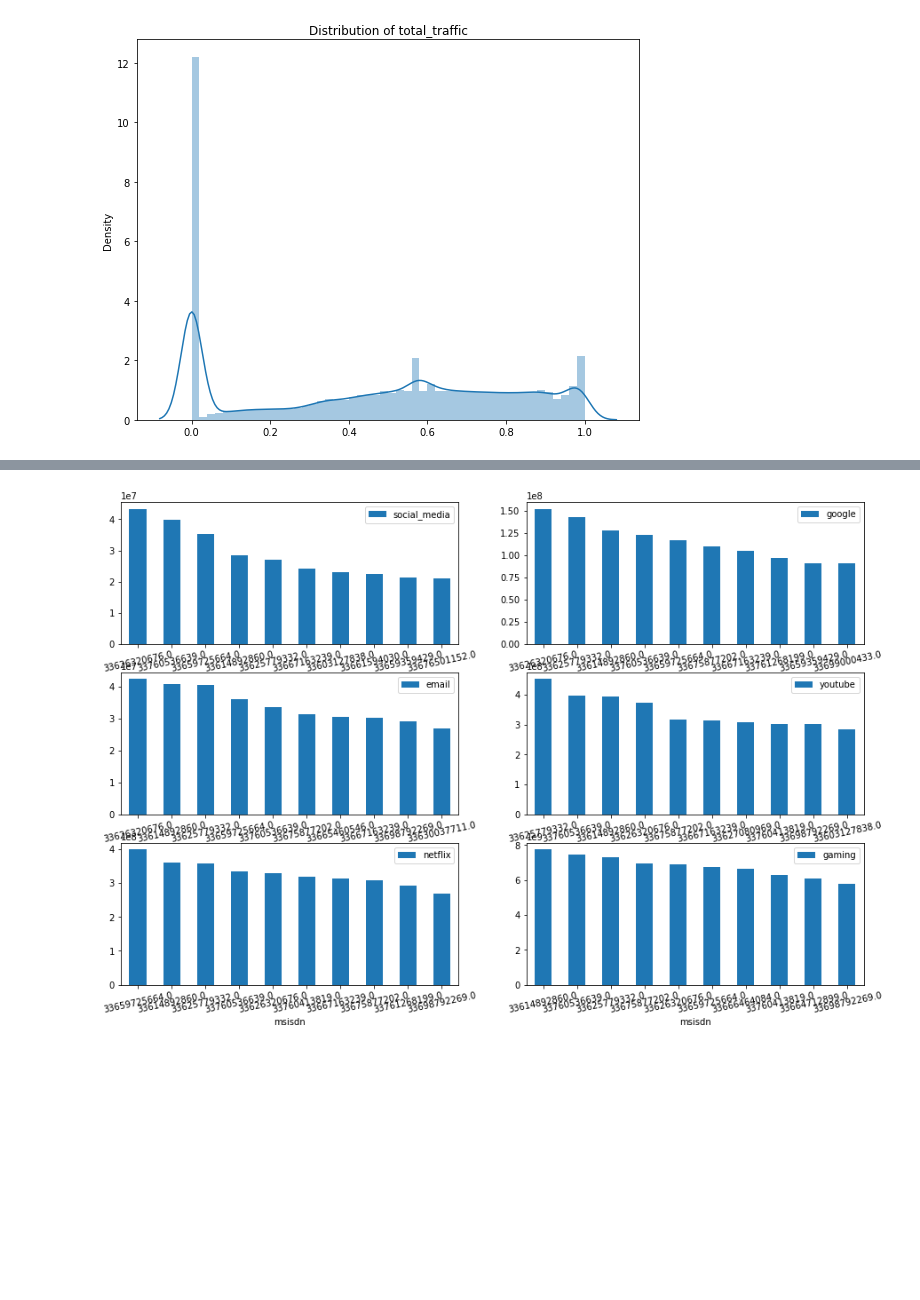
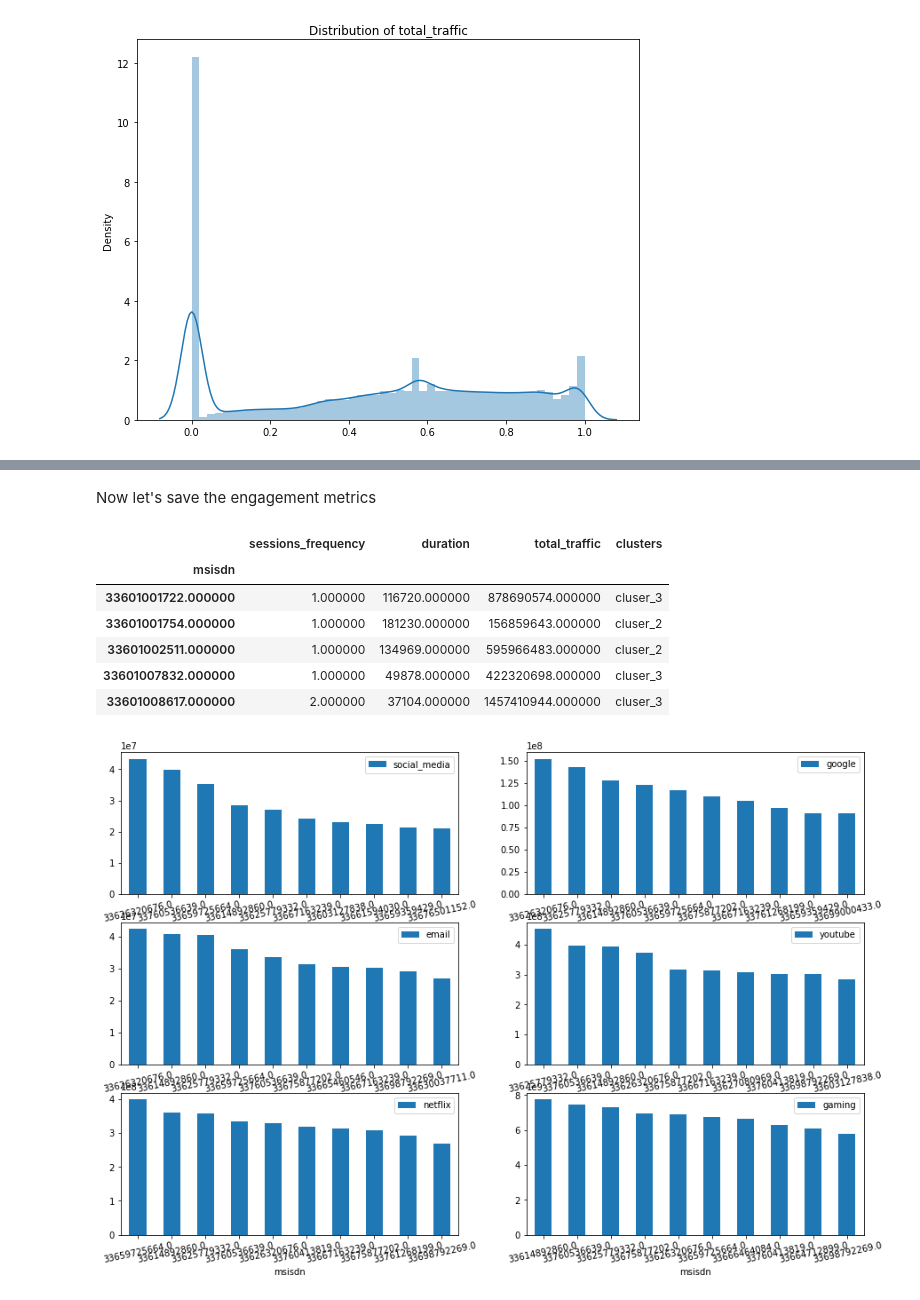
Before and after one commit to daniEL2371/telecom_data_analysis, a Jupyter notebook: Notebooks/UserEngagementAnalysis.ipynb, the cells around one changed output, grey strips where cells are left out. Cells and saved outputs as stored; diff of their text form; code cells hidden in the pictures; blank space fills up the shorter version.

```diff
--- a/Notebooks/UserEngagementAnalysis.ipynb
+++ b/Notebooks/UserEngagementAnalysis.ipynb
@@ -355,3 +340,15 @@ Describing cluser 3
+# %% [markdown]
+Now let's save the engagement metrics
+# %%
+TelecomHelper.write_csv(engagment_metrics_with_cluster, "../data/cleaned_data.csv"")
+# %% [output]
+|  | sessions_frequency | duration | total_traffic | clusters |
+| msisdn |  |  |  |  |
+| 33601001722.000000 | 1.000000 | 116720.000000 | 878690574.000000 | cluser_3 |
+| 33601001754.000000 | 1.000000 | 181230.000000 | 156859643.000000 | cluser_2 |
+| 33601002511.000000 | 1.000000 | 134969.000000 | 595966483.000000 | cluser_2 |
+| 33601007832.000000 | 1.000000 | 49878.000000 | 422320698.000000 | cluser_3 |
+| 33601008617.000000 | 2.000000 | 37104.000000 | 1457410944.000000 | cluser_3 |
 # %%
 
 app_metrics = []
```
Also changed, not shown: parts of 11 cells of this notebook.
